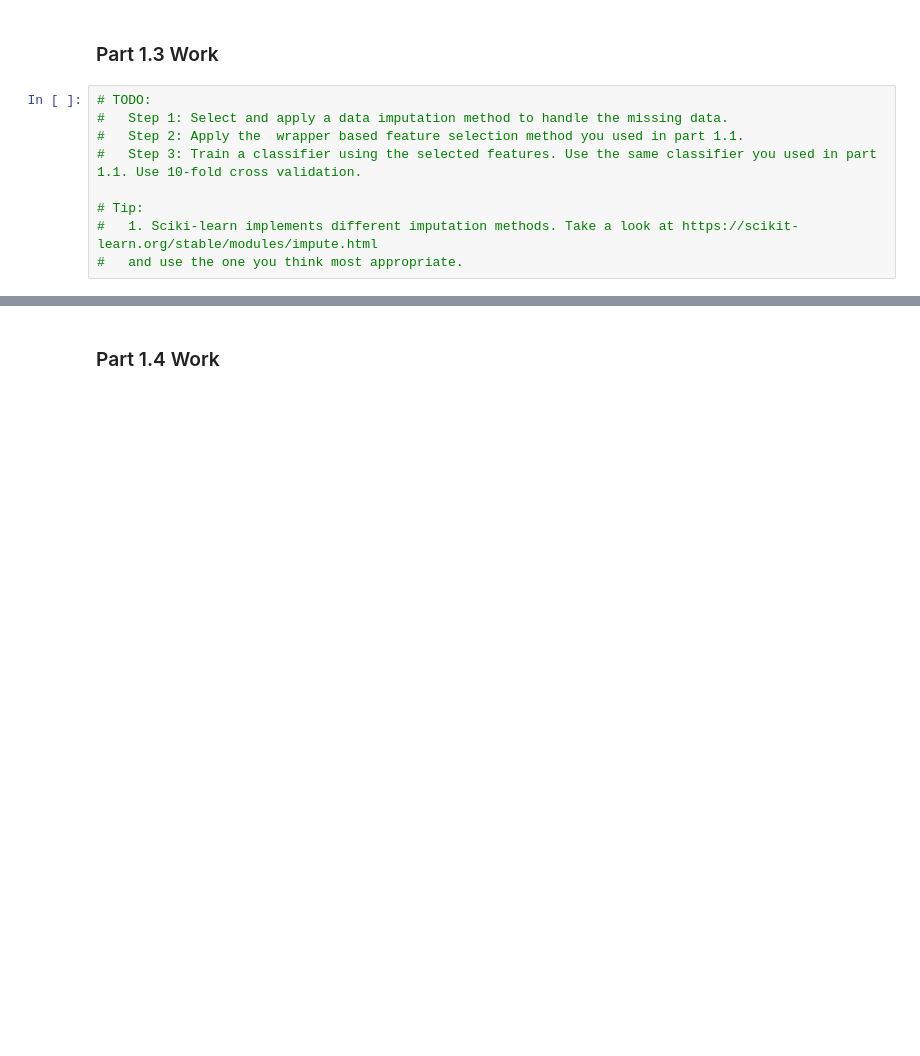
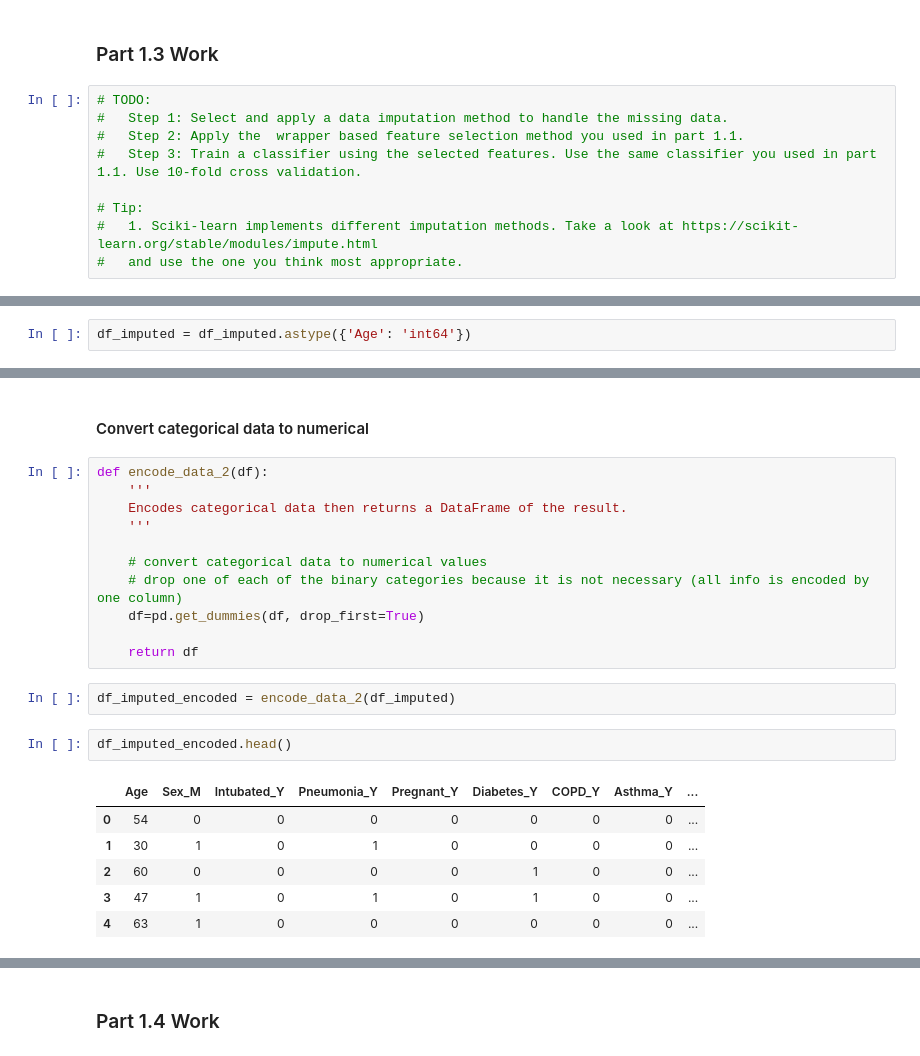
Before and after one commit to ryanquinnnelson/CMU-02718-HW3, a Jupyter notebook: HW_3_ryann.ipynb, the cells around one changed output, grey strips where cells are left out. Saved outputs shown, nothing was run; the diff lists cells and outputs as text; blank space fills up the shorter version.

```diff
--- a/HW_3_ryann.ipynb
+++ b/HW_3_ryann.ipynb
@@ -356,0 +460,2 @@ wrapper_results
+# %%
+df_imputed = df_imputed.astype({'Age': 'int64'})
@@ -356,0 +482,24 @@ wrapper_results
+# %% [markdown]
+#### Convert categorical data to numerical
+# %%
+def encode_data_2(df):
+    '''
+    Encodes categorical data then returns a DataFrame of the result.
+    '''
+
+    # convert categorical data to numerical values
+    # drop one of each of the binary categories because it is not necessary (all info is encoded by one column)
+    df=pd.get_dummies(df, drop_first=True)
+
+    return df
+# %%
+df_imputed_encoded = encode_data_2(df_imputed)
+# %%
+df_imputed_encoded.head()
+# %% [output]
+|  | Age | Sex_M | Intubated_Y | Pneumonia_Y | Pregnant_Y | Diabetes_Y | COPD_Y | Asthma_Y | ... |
+| 0 | 54 | 0 | 0 | 0 | 0 | 0 | 0 | 0 | ... |
+| 1 | 30 | 1 | 0 | 1 | 0 | 0 | 0 | 0 | ... |
+| 2 | 60 | 0 | 0 | 0 | 0 | 1 | 0 | 0 | ... |
+| 3 | 47 | 1 | 0 | 1 | 0 | 1 | 0 | 0 | ... |
+| 4 | 63 | 1 | 0 | 0 | 0 | 0 | 0 | 0 | ... |
```
Also changed, not shown: parts of 53 cells of this notebook.
